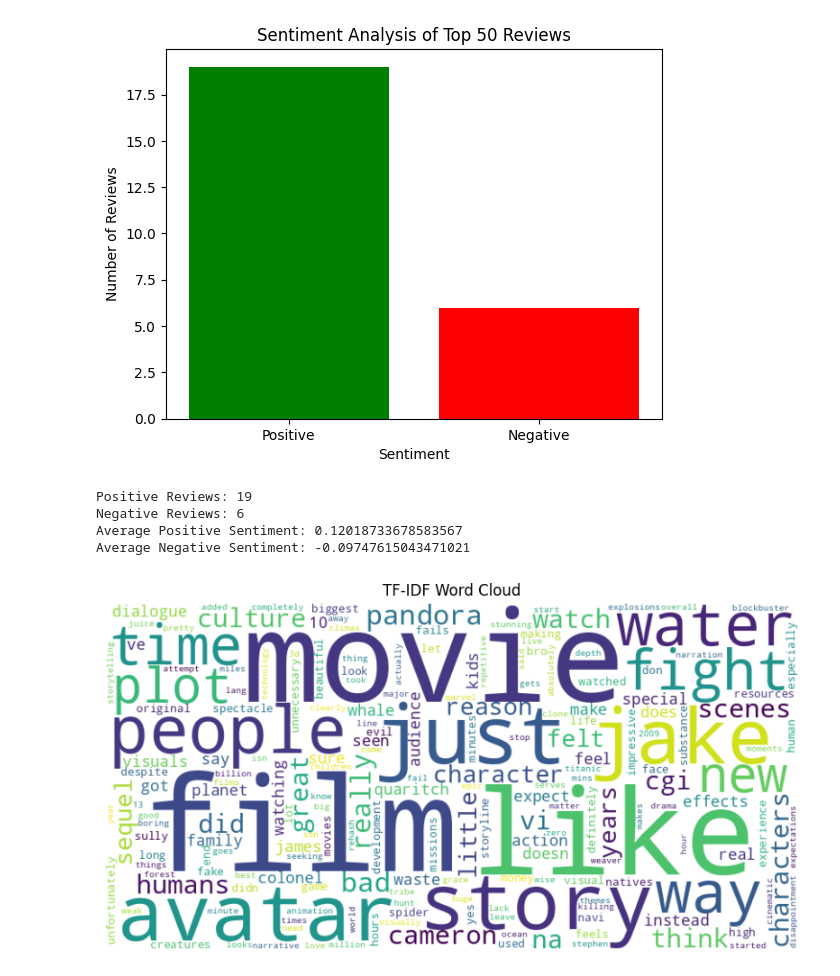
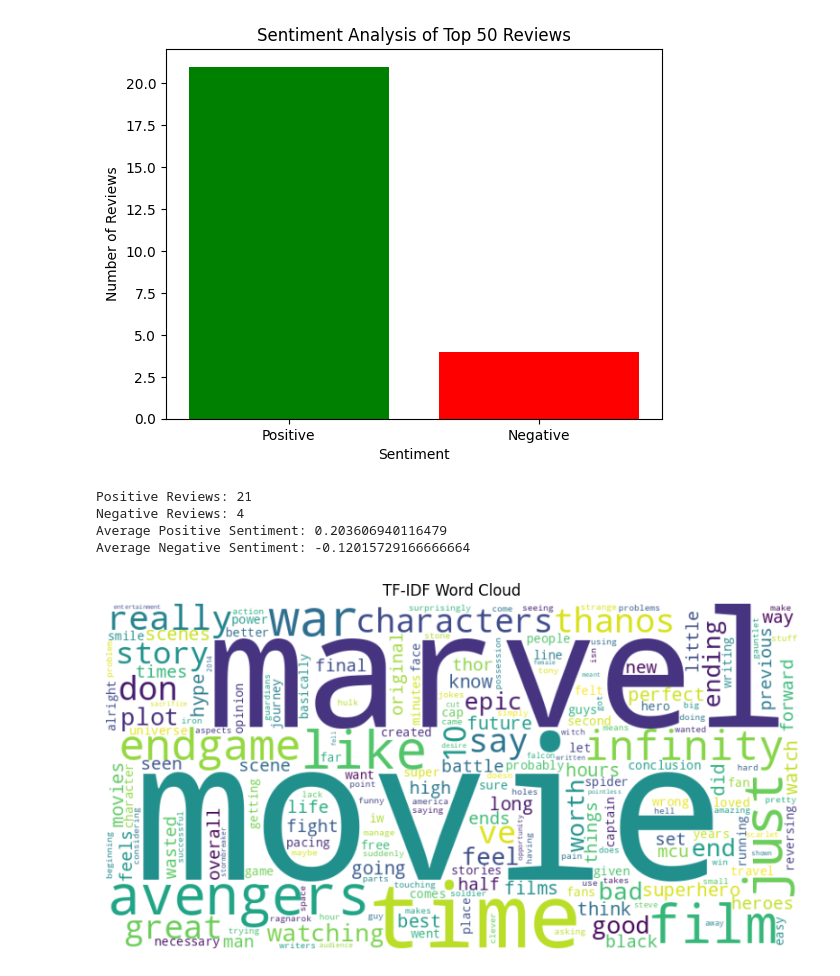
Before and after one commit to samruddhijp05/Web_Scraping_using_Python, a Jupyter notebook: Web_Scraping_Project.ipynb, the cells around one changed output. Saved outputs shown, nothing was run; the diff lists cells and outputs as text; code cells hidden in the pictures.

```diff
--- a/Web_Scraping_Project.ipynb
+++ b/Web_Scraping_Project.ipynb
@@ -8,7 +8,7 @@ import matplotlib.pyplot as plt
 # %%
 
 # Define the IMDb URL for a movie review
-url = "https://www.imdb.com/title/tt1630029/reviews"
+url = "https://www.imdb.com/title/tt4154796/reviews"
 
 # Send an HTTP request to the URL
 response = requests.get(url)
@@ -85,36 +85,36 @@ if response.status_code == 200:
 
         # Fit and transform the reviews to get TF-IDF values
         tfidf_matrix = tfidf_vectorizer.fit_transform(reviews)
 
         # Get the feature names (words)
         feature_names = tfidf_vectorizer.get_feature_names_out()
 
         # Sum TF-IDF scores for each feature (word) across all reviews
         total_tfidf_scores = tfidf_matrix.sum(axis=0).A1
 
         # Create a dictionary of word and TF-IDF score
         word_tfidf_dict = dict(zip(feature_names, total_tfidf_scores))
 
         # Generate a word cloud chart
         wordcloud = WordCloud(width=800, height=400, background_color='white').generate_from_frequencies(word_tfidf_dict)
 
         # Save the word cloud as an image file
         wordcloud.to_file('/content/sample_data/wordcloud.png')
 
         plt.figure(figsize=(10, 5))
         plt.imshow(wordcloud, interpolation='bilinear')
         plt.axis("off")
         plt.title("TF-IDF Word Cloud")
         plt.show()
 
     else:
         print("Reviews not found on the page.")
 else:
     print(f"Failed to retrieve data. Status code: {response.status_code}")
 # %% [output]
-[figure, old version]
+[figure, new version]
-Positive Reviews: 19
-Negative Reviews: 6
-Average Positive Sentiment: 0.12018733678583567
-Average Negative Sentiment: -0.09747615043471021
+Positive Reviews: 21
+Negative Reviews: 4
+Average Positive Sentiment: 0.203606940116479
+Average Negative Sentiment: -0.12015729166666664
-[figure, old version]
+[figure, new version]
```
